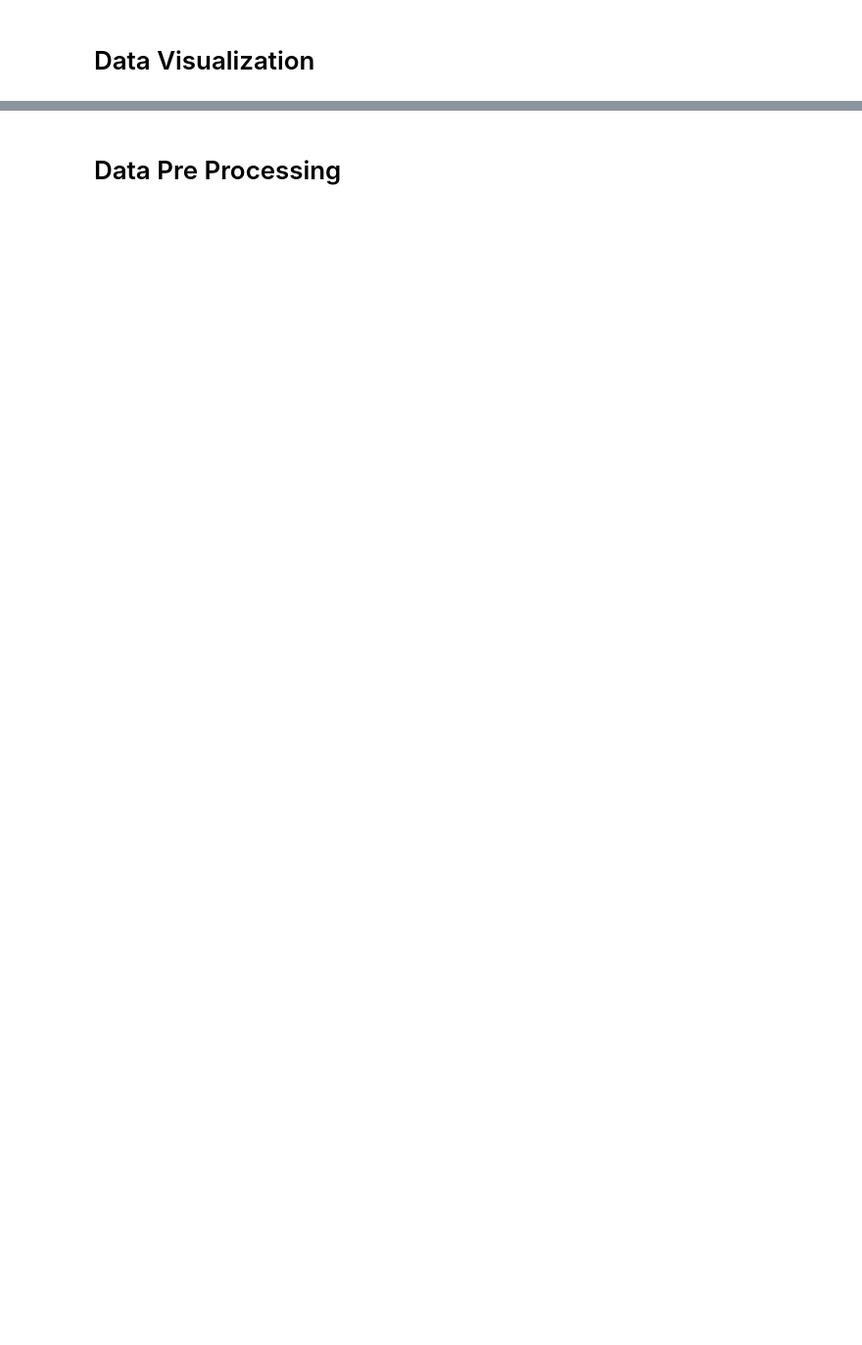
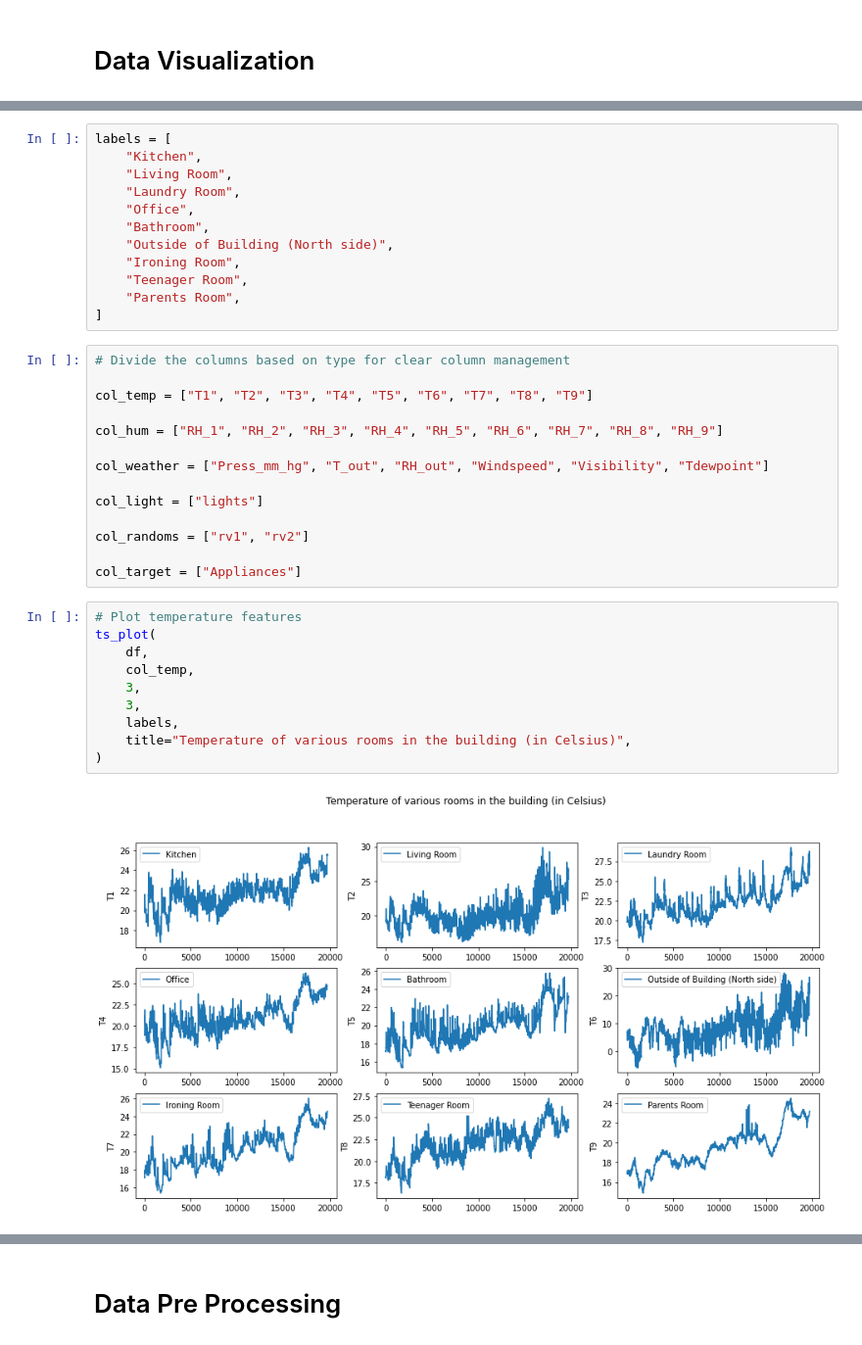
Before and after one commit to ashishlamsal/appliance-energy-prediction, a Jupyter notebook: appliance_energy_prediction.ipynb, the cells around one changed output, grey strips where cells are left out. Shown at 98% size. Drawn from its saved outputs; the diff is of its cells as text; blank space fills up the shorter version.

```diff
--- a/appliance_energy_prediction.ipynb
+++ b/appliance_energy_prediction.ipynb
@@ -49,0 +175,38 @@ df.describe()
+# %%
+labels = [
+    "Kitchen",
+    "Living Room",
+    "Laundry Room",
+    "Office",
+    "Bathroom",
+    "Outside of Building (North side)",
+    "Ironing Room",
+    "Teenager Room",
+    "Parents Room",
+]
+# %%
+# Divide the columns based on type for clear column management
+
+col_temp = ["T1", "T2", "T3", "T4", "T5", "T6", "T7", "T8", "T9"]
+
+col_hum = ["RH_1", "RH_2", "RH_3", "RH_4", "RH_5", "RH_6", "RH_7", "RH_8", "RH_9"]
+
+col_weather = ["Press_mm_hg", "T_out", "RH_out", "Windspeed", "Visibility", "Tdewpoint"]
+
+col_light = ["lights"]
+
+col_randoms = ["rv1", "rv2"]
+
+col_target = ["Appliances"]
+# %%
+# Plot temperature features
+ts_plot(
+    df,
+    col_temp,
+    3,
+    3,
+    labels,
+    title="Temperature of various rooms in the building (in Celsius)",
+)
+# %% [output]
+[figure, added]
```
Also changed, not shown: parts of 74 cells of this notebook.
